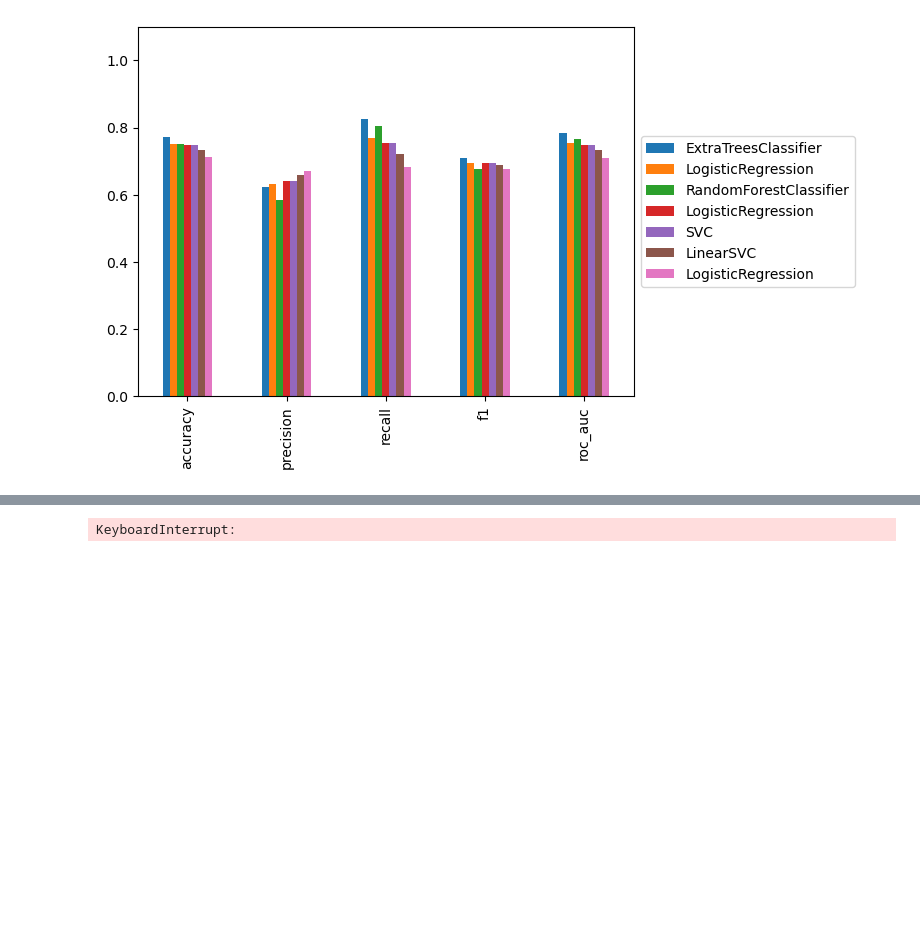
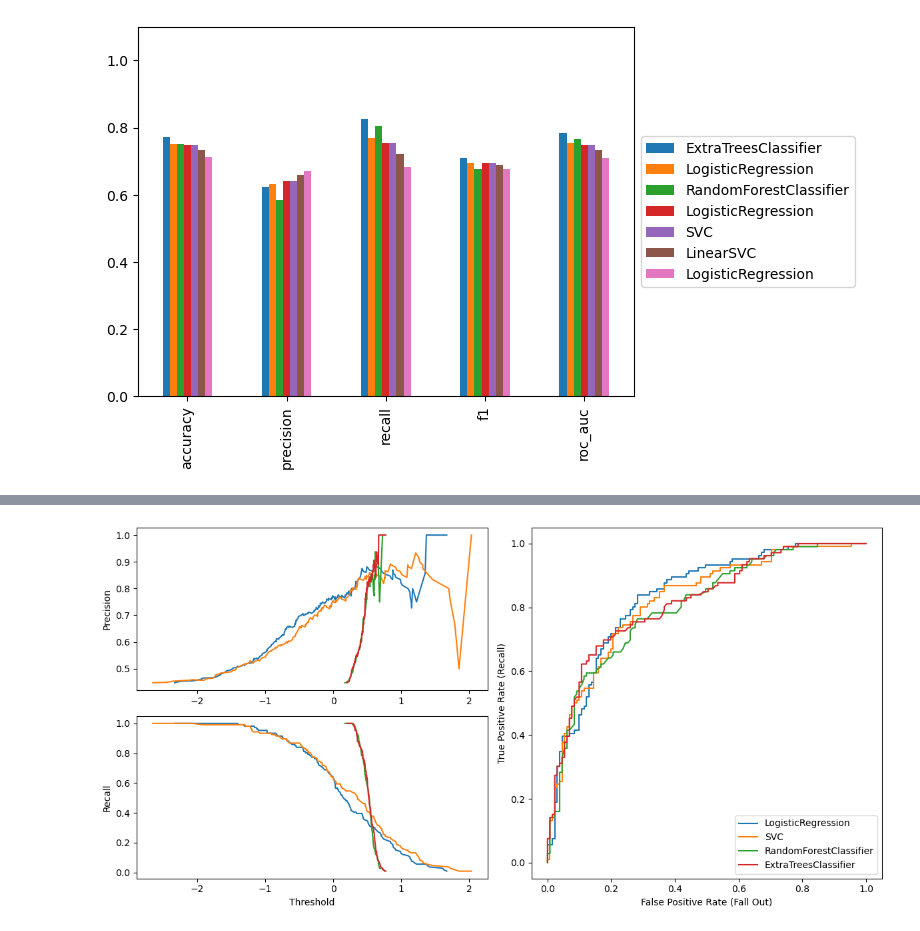
Before and after one commit to NinaCilliers/breast_cancer, a Jupyter notebook: breast_cancer.ipynb, the cells around one changed output, grey strips where cells are left out. Drawn from its saved outputs; the diff is of its cells as text; code cells hidden in the pictures; blank space fills up the shorter version.

```diff
--- a/breast_cancer.ipynb
+++ b/breast_cancer.ipynb
@@ -425,31 +475,44 @@ selected_models
 # %%
 from sklearn.metrics import roc_curve
 from sklearn.model_selection import cross_val_predict
 from sklearn.metrics import precision_recall_curve
+from sklearn.calibration import CalibratedClassifierCV
 
-plt.figure(figsize=(10,4))
-for model in models:
-    #y_scores = cross_val_predict(model, X_train, y_train, cv=5,method='decision_function')
+fig = plt.figure(figsize=(12,6))
+for model in selected_models:
+    #getting scores
     try:
-        y_scores = model.decision_function(X_train)
+       y_scores = model.decision_function(X_test)
     except:
-        y_scores = model.predict_proba(X_train)[:,1]
+       y_scores = model.predict_proba(X_test)[:,1]
 
-    fpr,tpr,thresholds=roc_curve(y_train, y_scores)
-    precisions, recalls, thresholds = precision_recall_curve(y_train, y_scores)
-    plt.subplot(1,2,1)
-    plt.plot(thresholds, precisions[:-1], '-.',label=type(model).__name__+' -- Precision')
-    plt.plot(thresholds, recalls[:-1], '--',label=type(model).__name__+' -- Recall')
+    #cal_mod = CalibratedClassifierCV(model,cv='prefit')
+    #cal_mod.fit(X_train, y_train)
+    #y_scores = cal_mod.predict_proba(X_test)[:,1] #https://scikit-learn.org/stable/modules/calibration.html
+
+    #calculating precision, recall, false positive rate, true positive rate, and normalizing thresholds
+    fpr,tpr,thresholds=roc_curve(y_test, y_scores)
+    precisions, recalls, thresholds = precision_recall_curve(y_test, y_scores)
+    #thresholds = (thresholds-min(thresholds))/(max(thresholds)-min(thresholds)) #rescale all thresholds
+
+    #plotitng precision
+    plt.subplot(2,2,1)
+    plt.plot(thresholds, precisions[:-1],label=type(model).__name__)
+    plt.ylabel('Precision')
+
+    #plotting recall
+    plt.subplot(2,2,3)
+    plt.plot(thresholds, recalls[:-1],label=type(model).__name__)
+    plt.ylabel("Recall")
     plt.xlabel("Threshold")
-    #plt.legend()
 
+    #plotting ROC
     plt.subplot(1,2,2)
     plt.plot(fpr,tpr,label=type(model).__name__)
     plt.xlabel('False Positive Rate (Fall Out)')
     plt.ylabel('True Positive Rate (Recall)')
     plt.legend()
 
-
 plt.tight_layout()
 # %% [output]
-KeyboardInterrupt:
+[figure, added]
```
Also changed, not shown: parts of 11 cells of this notebook.
